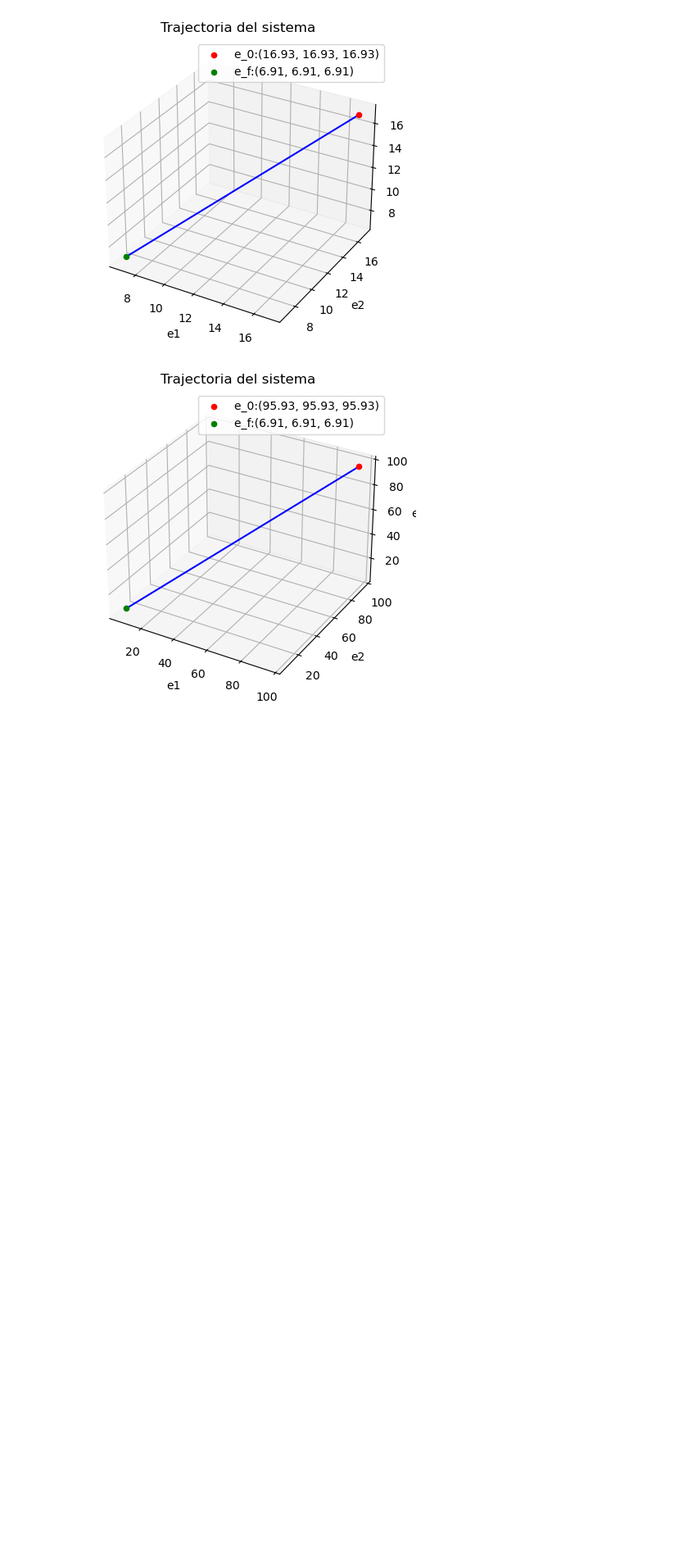
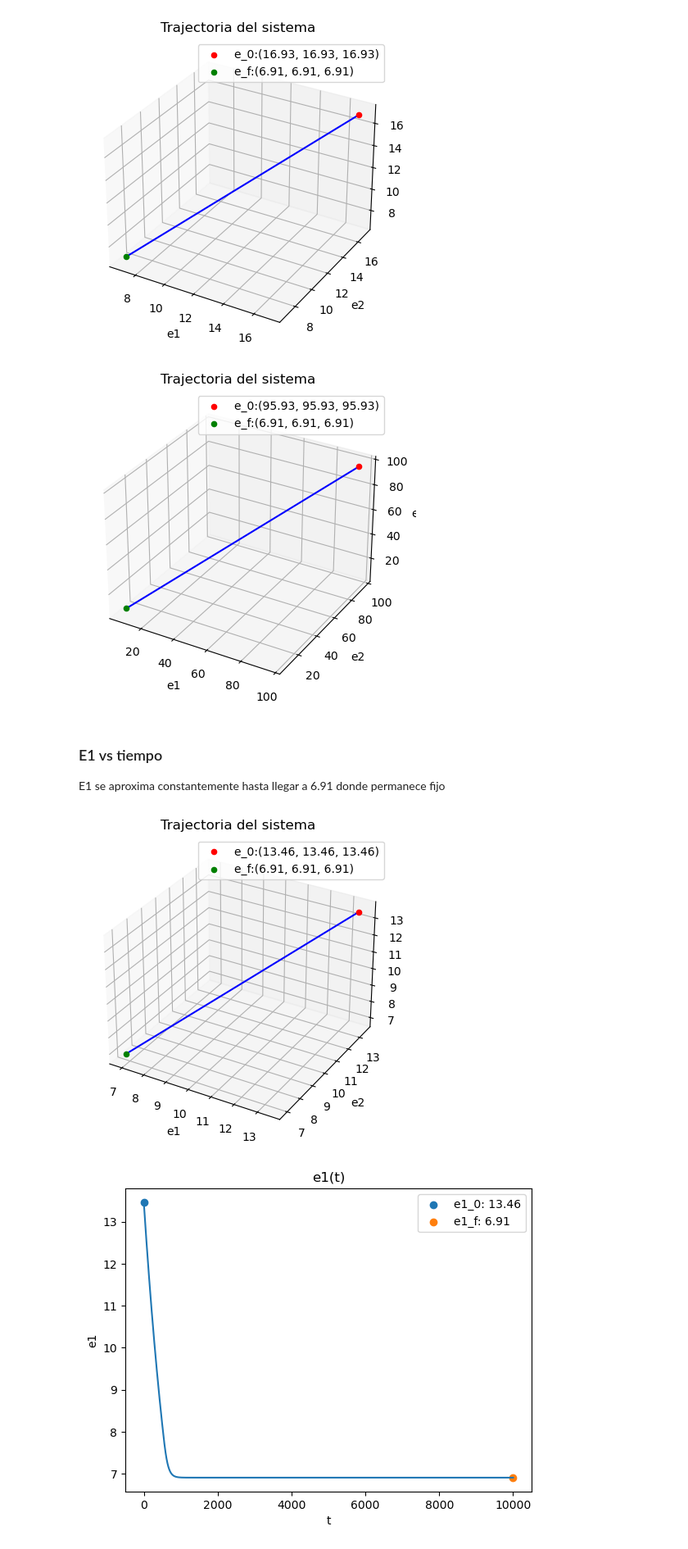
Before and after one commit to ImNotGone/NC_TP3, a Jupyter notebook: tp3.ipynb, the cells around one changed output. Shown at 82% size. Cells and saved outputs as stored; diff of their text form; code cells hidden in the pictures; blank space fills up the shorter version.

Commit message:
fix: missing e1 vs time graph

```diff
--- a/tp3.ipynb
+++ b/tp3.ipynb
@@ -280,3 +280,26 @@ simulate_eq_trajectories(3, 10000, 0.01, (0, 100))
 [figure]
 [figure]
 [figure]
+# %% [markdown]
+### E1 vs tiempo
+E1 se aproxima constantemente hasta llegar a 6.91 donde permanece fijo
+# %%
+steps = 10000
+e0_range = (0, 100)
+h = 0.01
+number = np.random.uniform(e0_range[0], e0_range[1], size=1)
+e0 = np.array([number, number, number])
+e0 = np.reshape(e0, (3))
+E = rk4(f, steps, h, e0)
+plot_trajectory(E)
+plt.plot(E[:, 0])
+plt.scatter(0, E[0, 0], label=f'e1_0: {E[0,0]:.2f}')
+plt.scatter(10000, E[-1, 0], label=f'e1_f: {E[-1,0]:.2f}')
+plt.xlabel('t')
+plt.ylabel('e1')
+plt.title('e1(t)')
+plt.legend()
+plt.show()
+# %% [output]
+[figure, added]
+[figure, added]
```
